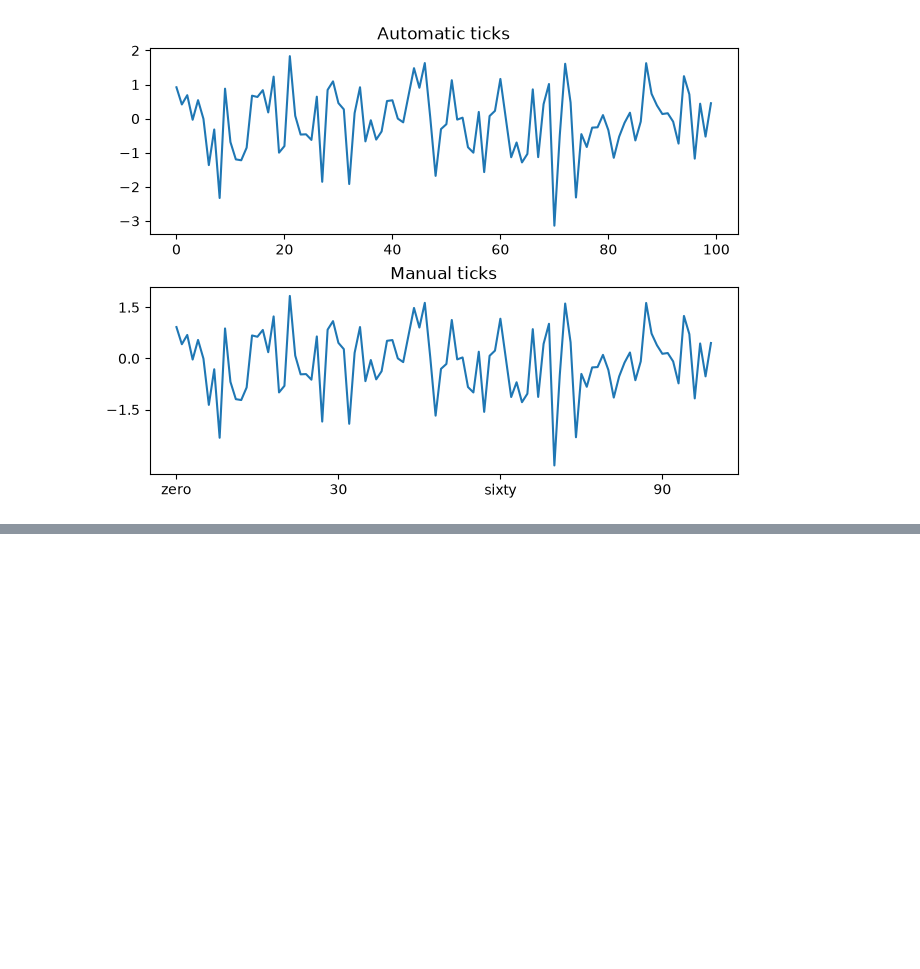
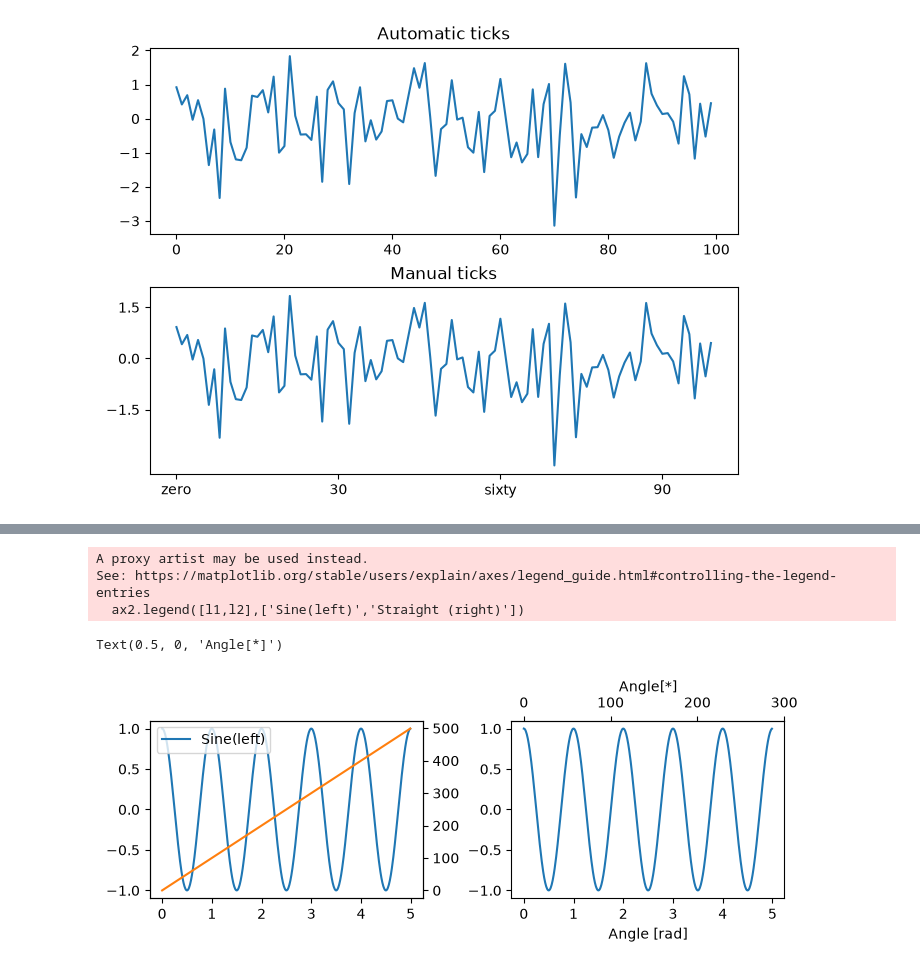
Before and after one commit to satinder-2000/ai-ws, a Jupyter notebook: matplotlib/UserGuide/QuickstartGuide/QuickStartGuide.ipynb, the cells around one changed output, grey strips where cells are left out. Drawn from its saved outputs; the diff is of its cells as text; code cells hidden in the pictures; blank space fills up the shorter version.

```diff
--- a/matplotlib/UserGuide/QuickstartGuide/QuickStartGuide.ipynb
+++ b/matplotlib/UserGuide/QuickstartGuide/QuickStartGuide.ipynb
@@ -227,0 +255,17 @@ Text(0.5, 1.0, 'Manual ticks')
+# %%
+fig, (ax1, ax3) = plt.subplots(1,2,figsize=(7, 2.7),layout='constrained')
+l1, = ax1.plot(t,s)
+ax2 = ax1.twinx()
+l2 = ax2.plot(t, range(len(t)), 'C1')
+ax2.legend([l1,l2],['Sine(left)','Straight (right)'])
+
+ax3.plot(t, s)
+ax3.set_xlabel('Angle [rad]')
+ax4 = ax3.secondary_xaxis('top',(np.rad2deg, np.deg2rad))
+ax4.set_xlabel('Angle[*]')
+# %% [output]
+A proxy artist may be used instead.
+See: https://matplotlib.org/stable/users/explain/axes/legend_guide.html#controlling-the-legend-entries
+  ax2.legend([l1,l2],['Sine(left)','Straight (right)'])
+Text(0.5, 0, 'Angle[*]')
+[figure, added]
```
Also changed, not shown: parts of 15 cells of this notebook, 4 other files.
